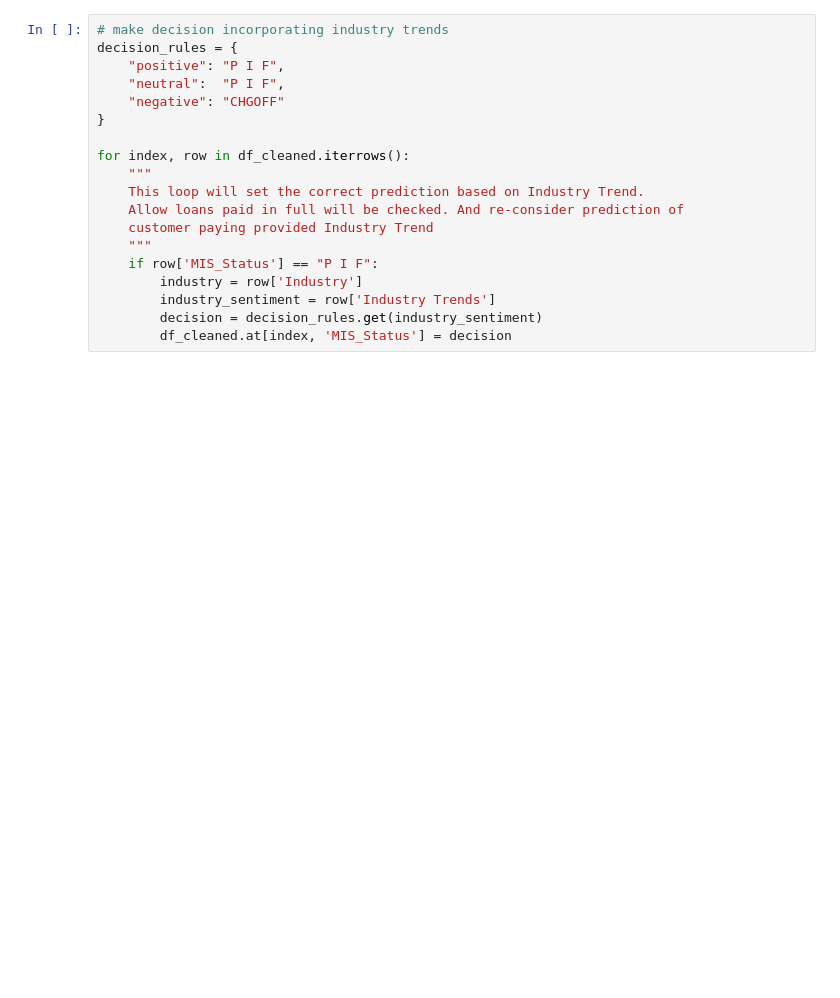
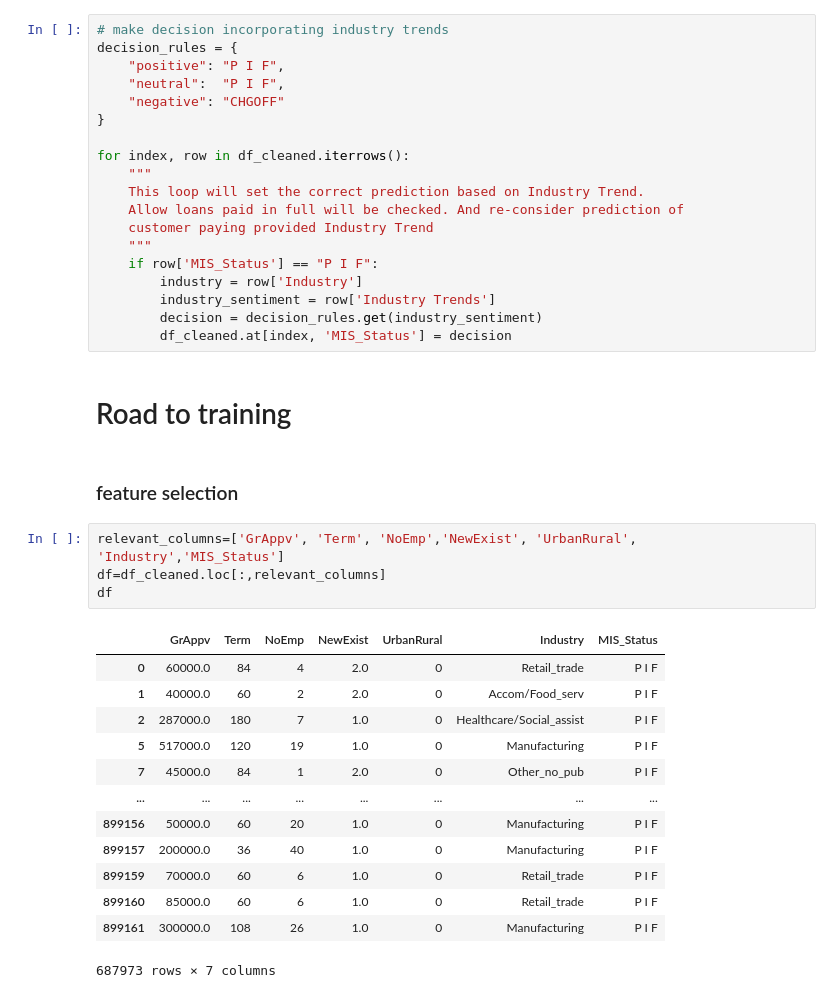
Before and after one commit to GoldenEye37/loan-approval-using-machine-learning-and-external-data-sources, a Jupyter notebook: small business loan approval (final).ipynb, the cells around one changed output. Saved outputs shown, nothing was run; the diff lists cells and outputs as text; blank space fills up the shorter version.

```diff
--- a/small business loan approval (final).ipynb
+++ b/small business loan approval (final).ipynb
@@ -669,3 +669,25 @@ for index, row in df_cleaned.iterrows():
         industry_sentiment = row['Industry Trends']
         decision = decision_rules.get(industry_sentiment)
         df_cleaned.at[index, 'MIS_Status'] = decision
+# %% [markdown]
+# Road to training
+# %% [markdown]
+### feature selection
+# %%
+relevant_columns=['GrAppv', 'Term', 'NoEmp','NewExist', 'UrbanRural', 'Industry','MIS_Status']
+df=df_cleaned.loc[:,relevant_columns]
+df
+# %% [output]
+|  | GrAppv | Term | NoEmp | NewExist | UrbanRural | Industry | MIS_Status |
+| 0 | 60000.0 | 84 | 4 | 2.0 | 0 | Retail_trade | P I F |
+| 1 | 40000.0 | 60 | 2 | 2.0 | 0 | Accom/Food_serv | P I F |
+| 2 | 287000.0 | 180 | 7 | 1.0 | 0 | Healthcare/Social_assist | P I F |
+| 5 | 517000.0 | 120 | 19 | 1.0 | 0 | Manufacturing | P I F |
+| 7 | 45000.0 | 84 | 1 | 2.0 | 0 | Other_no_pub | P I F |
+| ... | ... | ... | ... | ... | ... | ... | ... |
+| 899156 | 50000.0 | 60 | 20 | 1.0 | 0 | Manufacturing | P I F |
+| 899157 | 200000.0 | 36 | 40 | 1.0 | 0 | Manufacturing | P I F |
+| 899159 | 70000.0 | 60 | 6 | 1.0 | 0 | Retail_trade | P I F |
+| 899160 | 85000.0 | 60 | 6 | 1.0 | 0 | Retail_trade | P I F |
+| 899161 | 300000.0 | 108 | 26 | 1.0 | 0 | Manufacturing | P I F |
+687973 rows × 7 columns
```
Also changed, not shown: parts of 6 cells of this notebook.
